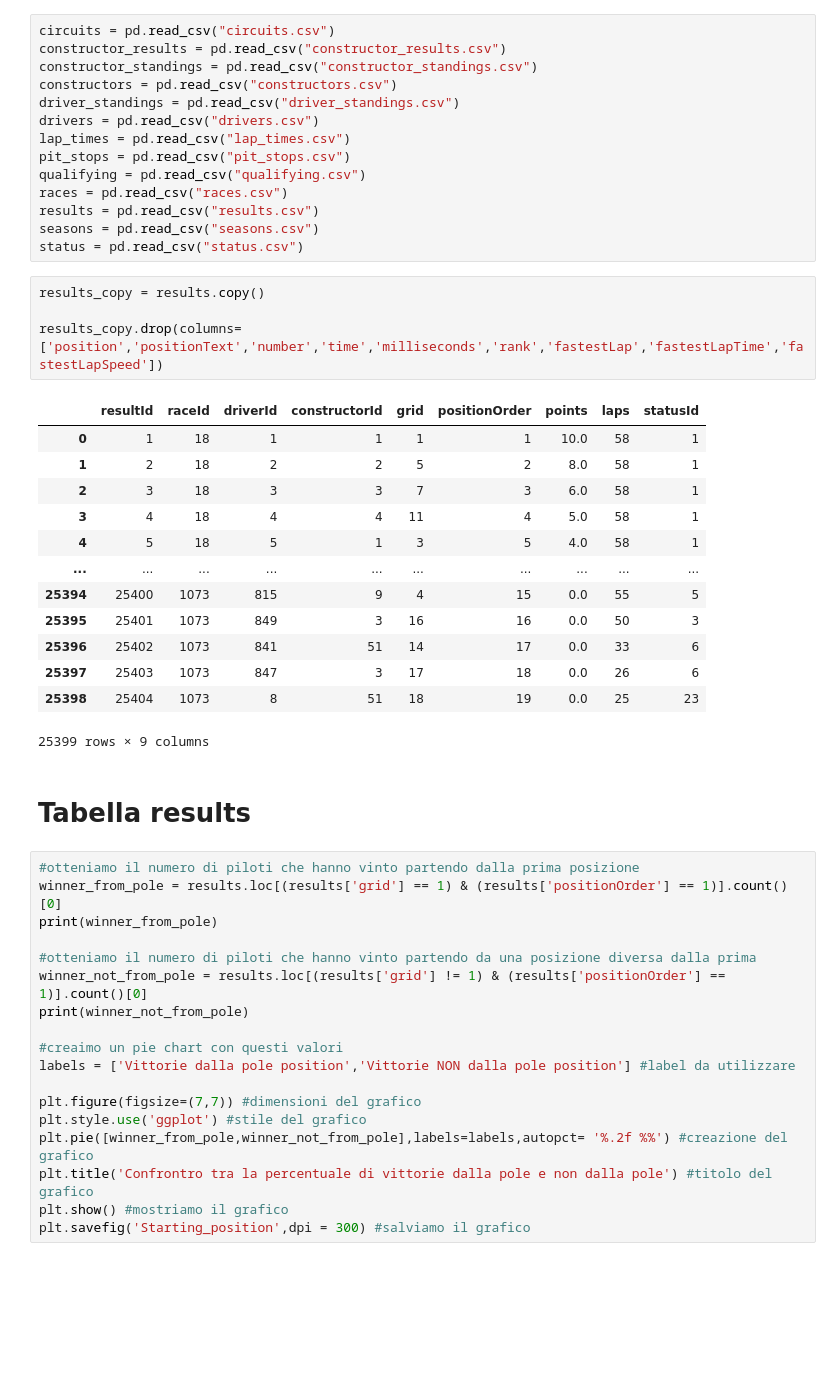
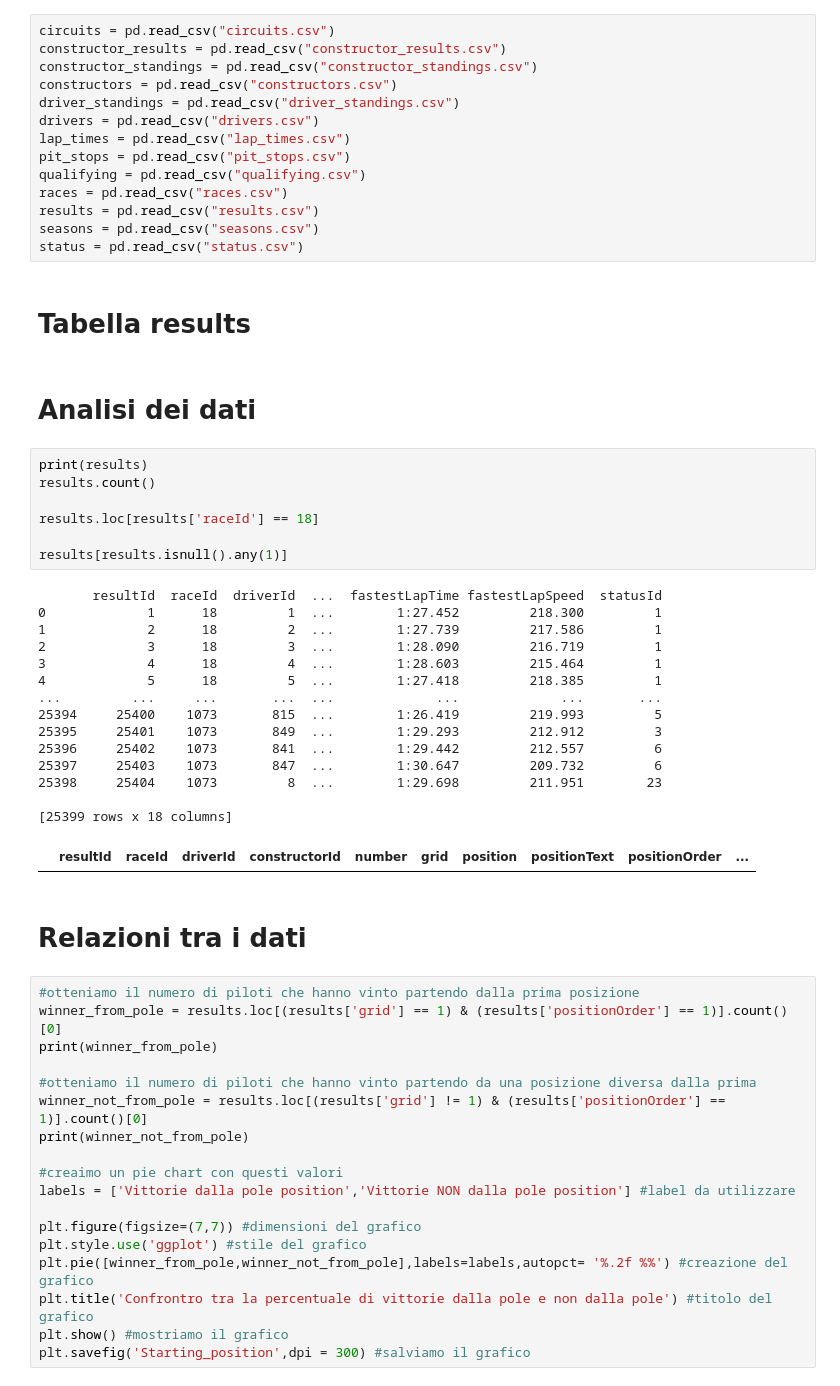
Before and after one commit to giorgio-angelo-esposito/F1WP, a Jupyter notebook: F1WP.ipynb, the cells around one changed output. Saved outputs shown, nothing was run; the diff lists cells and outputs as text; blank space fills up the shorter version.

```diff
--- a/F1WP.ipynb
+++ b/F1WP.ipynb
@@ -29,26 +41,35 @@ races = pd.read_csv("races.csv")
 results = pd.read_csv("results.csv")
 seasons = pd.read_csv("seasons.csv")
 status = pd.read_csv("status.csv")
-# %%
-results_copy = results.copy()
-
-results_copy.drop(columns=['position','positionText','number','time','milliseconds','rank','fastestLap','fastestLapTime','fastestLapSpeed'])
-# %% [output]
-|  | resultId | raceId | driverId | constructorId | grid | positionOrder | points | laps | statusId |
-| 0 | 1 | 18 | 1 | 1 | 1 | 1 | 10.0 | 58 | 1 |
-| 1 | 2 | 18 | 2 | 2 | 5 | 2 | 8.0 | 58 | 1 |
-| 2 | 3 | 18 | 3 | 3 | 7 | 3 | 6.0 | 58 | 1 |
-| 3 | 4 | 18 | 4 | 4 | 11 | 4 | 5.0 | 58 | 1 |
-| 4 | 5 | 18 | 5 | 1 | 3 | 5 | 4.0 | 58 | 1 |
-| ... | ... | ... | ... | ... | ... | ... | ... | ... | ... |
-| 25394 | 25400 | 1073 | 815 | 9 | 4 | 15 | 0.0 | 55 | 5 |
-| 25395 | 25401 | 1073 | 849 | 3 | 16 | 16 | 0.0 | 50 | 3 |
-| 25396 | 25402 | 1073 | 841 | 51 | 14 | 17 | 0.0 | 33 | 6 |
-| 25397 | 25403 | 1073 | 847 | 3 | 17 | 18 | 0.0 | 26 | 6 |
-| 25398 | 25404 | 1073 | 8 | 51 | 18 | 19 | 0.0 | 25 | 23 |
-25399 rows × 9 columns
 # %% [markdown]
 # **Tabella results**
+# %% [markdown]
+# Analisi dei dati
+# %%
+print(results)
+results.count()
+
+results.loc[results['raceId'] == 18]
+
+results[results.isnull().any(1)]
+# %% [output]
+       resultId  raceId  driverId  ...  fastestLapTime fastestLapSpeed  statusId
+0             1      18         1  ...        1:27.452         218.300         1
+1             2      18         2  ...        1:27.739         217.586         1
+2             3      18         3  ...        1:28.090         216.719         1
+3             4      18         4  ...        1:28.603         215.464         1
+4             5      18         5  ...        1:27.418         218.385         1
+...         ...     ...       ...  ...             ...             ...       ...
+25394     25400    1073       815  ...        1:26.419         219.993         5
+25395     25401    1073       849  ...        1:29.293         212.912         3
+25396     25402    1073       841  ...        1:29.442         212.557         6
+25397     25403    1073       847  ...        1:30.647         209.732         6
+25398     25404    1073         8  ...        1:29.698         211.951        23
+
+[25399 rows x 18 columns]
+|  | resultId | raceId | driverId | constructorId | number | grid | position | positionText | positionOrder | ... |
+# %% [markdown]
+# Relazioni tra i dati
 # %%
 #otteniamo il numero di piloti che hanno vinto partendo dalla prima posizione
 winner_from_pole = results.loc[(results['grid'] == 1) & (results['positionOrder'] == 1)].count()[0]
```
Also changed, not shown: parts of 24 cells of this notebook.
